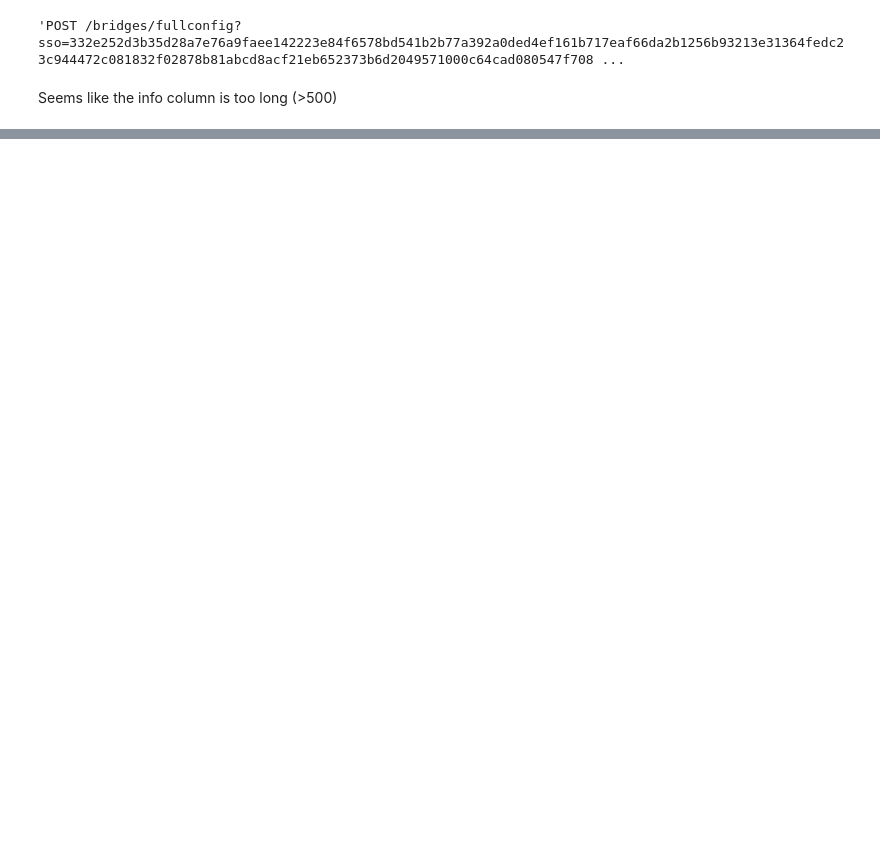
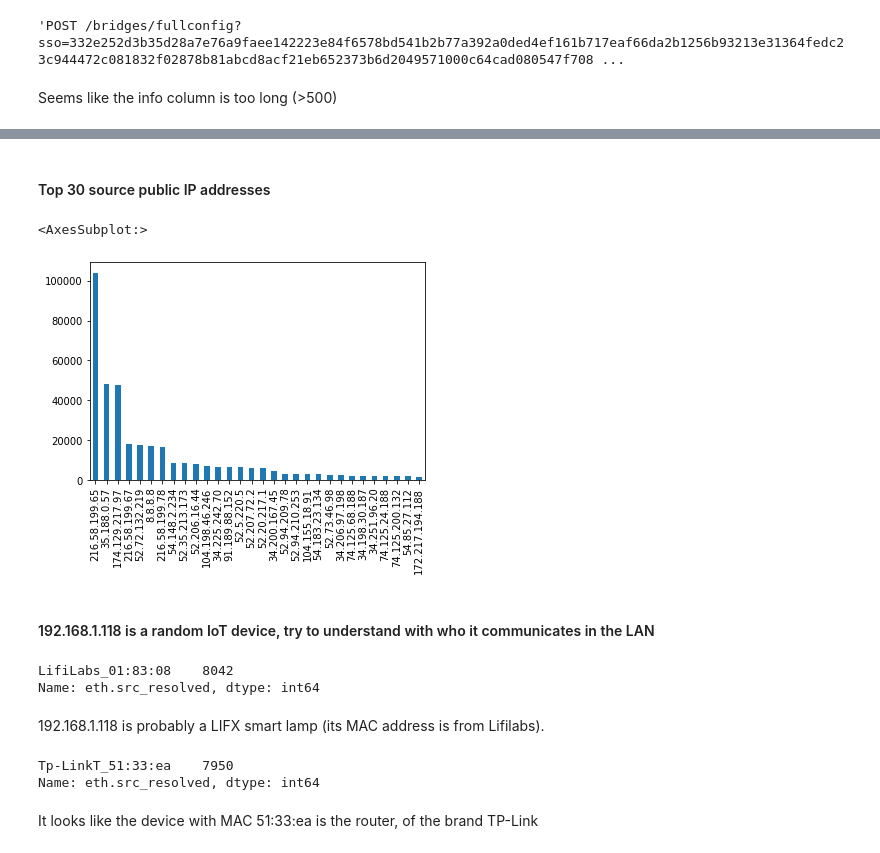
Before and after one commit to fnascimento-pucrs/IDS_dataset_exploration, a Jupyter notebook: IoT_benign_attack_traces/Exploration.ipynb, the cells around one changed output, grey strips where cells are left out. Cells and saved outputs as stored; diff of their text form; code cells hidden in the pictures; blank space fills up the shorter version.

```diff
--- a/IoT_benign_attack_traces/Exploration.ipynb
+++ b/IoT_benign_attack_traces/Exploration.ipynb
@@ -79,0 +122,23 @@ Seems like the info column is too long (>500)
+# %% [markdown]
+#### Top 30 source public IP addresses
+# %%
+ip_sources[~ ip_sources.index.str.startswith('192.168.')][:30].plot(kind='bar')
+# %% [output]
+<AxesSubplot:>
+[figure, added]
+# %% [markdown]
+#### 192.168.1.118 is a random IoT device, try to understand with who it communicates in the LAN
+# %%
+df[df['ip.src'] == '192.168.1.118']['eth.src_resolved'].value_counts()
+# %% [output]
+LifiLabs_01:83:08    8042
+Name: eth.src_resolved, dtype: int64
+# %% [markdown]
+192.168.1.118 is probably a LIFX smart lamp (its MAC address is from Lifilabs).
+# %%
+df[df['ip.dst'] == '192.168.1.118']['eth.src_resolved'].value_counts()
+# %% [output]
+Tp-LinkT_51:33:ea    7950
+Name: eth.src_resolved, dtype: int64
+# %% [markdown]
+It looks like the device with MAC 51:33:ea is the router, of the brand TP-Link
```
Also changed, not shown: parts of 28 cells of this notebook, 1 other file.
